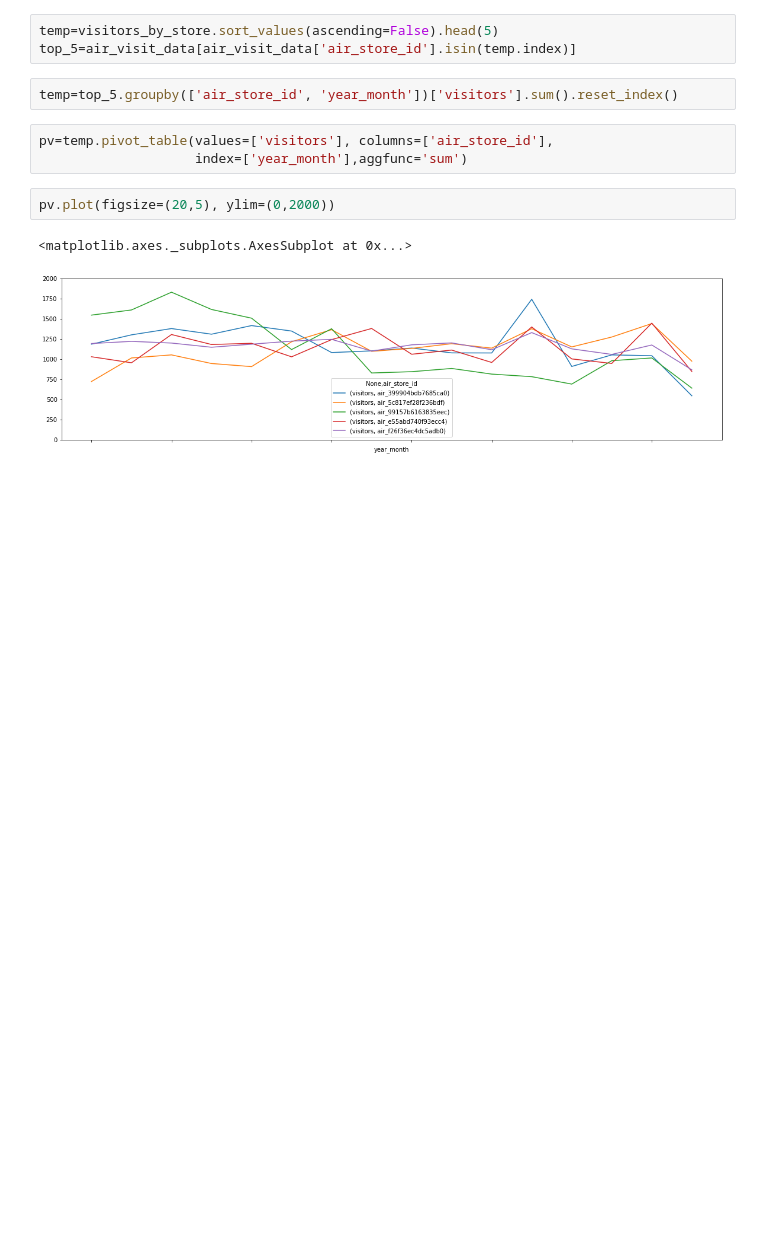
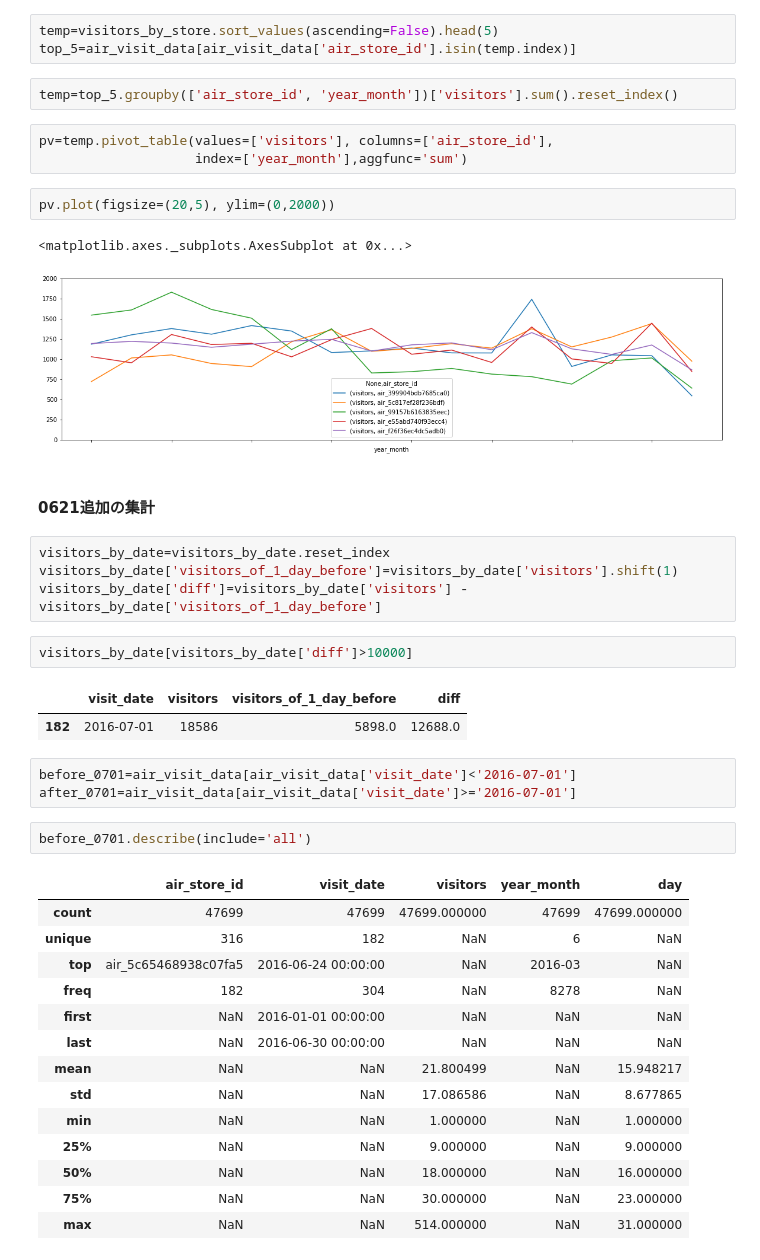
Before and after one commit to recruit-exercise/recruit_exercise, a Jupyter notebook: notebook/check_air_visit_data.ipynb, the cells around one changed output. Saved outputs shown, nothing was run; the diff lists cells and outputs as text; blank space fills up the shorter version.

```diff
--- a/notebook/check_air_visit_data.ipynb
+++ b/notebook/check_air_visit_data.ipynb
@@ -175,3 +180,34 @@ pv.plot(figsize=(20,5), ylim=(0,2000))
 # %% [output]
 <matplotlib.axes._subplots.AxesSubplot at 0x...>
 [figure]
+# %% [markdown]
+#### 0621追加の集計
+# %%
+visitors_by_date=visitors_by_date.reset_index
+visitors_by_date['visitors_of_1_day_before']=visitors_by_date['visitors'].shift(1)
+visitors_by_date['diff']=visitors_by_date['visitors'] - visitors_by_date['visitors_of_1_day_before']
+# %%
+visitors_by_date[visitors_by_date['diff']>10000]
+# %% [output]
+|  | visit_date | visitors | visitors_of_1_day_before | diff |
+| 182 | 2016-07-01 | 18586 | 5898.0 | 12688.0 |
+# %%
+before_0701=air_visit_data[air_visit_data['visit_date']<'2016-07-01']
+after_0701=air_visit_data[air_visit_data['visit_date']>='2016-07-01']
+# %%
+before_0701.describe(include='all')
+# %% [output]
+|  | air_store_id | visit_date | visitors | year_month | day |
+| count | 47699 | 47699 | 47699.000000 | 47699 | 47699.000000 |
+| unique | 316 | 182 | NaN | 6 | NaN |
+| top | air_5c65468938c07fa5 | 2016-06-24 00:00:00 | NaN | 2016-03 | NaN |
+| freq | 182 | 304 | NaN | 8278 | NaN |
+| first | NaN | 2016-01-01 00:00:00 | NaN | NaN | NaN |
+| last | NaN | 2016-06-30 00:00:00 | NaN | NaN | NaN |
+| mean | NaN | NaN | 21.800499 | NaN | 15.948217 |
+| std | NaN | NaN | 17.086586 | NaN | 8.677865 |
+| min | NaN | NaN | 1.000000 | NaN | 1.000000 |
+| 25% | NaN | NaN | 9.000000 | NaN | 9.000000 |
+| 50% | NaN | NaN | 18.000000 | NaN | 16.000000 |
+| 75% | NaN | NaN | 30.000000 | NaN | 23.000000 |
+| max | NaN | NaN | 514.000000 | NaN | 31.000000 |
```
Also changed, not shown: parts of 2 cells of this notebook.
